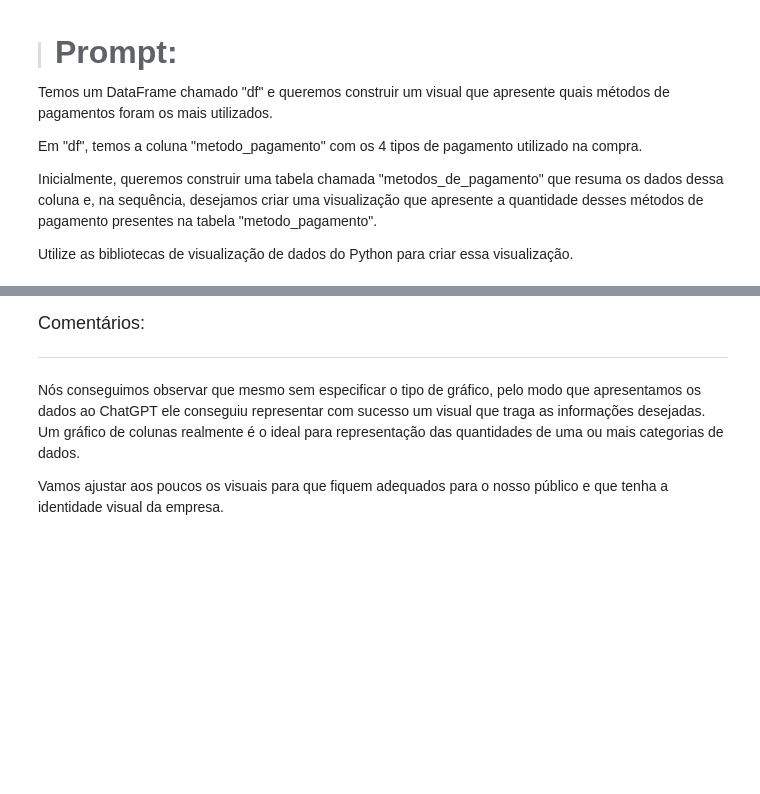
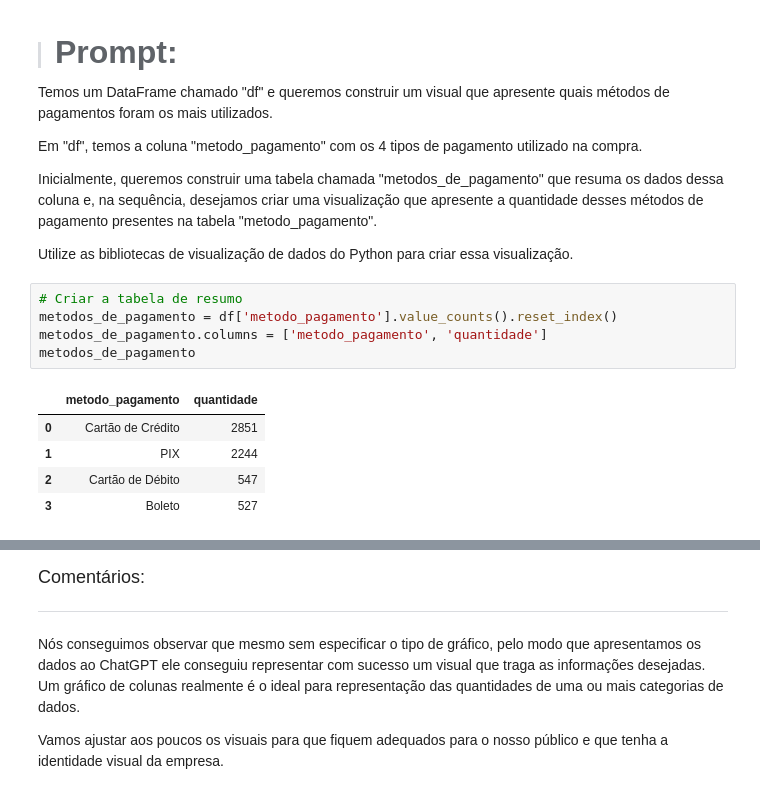
Before and after one commit to JCrpa/curso11_python_data_science_IA_dataviz, a Jupyter notebook: Projeto_Inicial_IA_aplicada_a_Data_Science.ipynb, the cells around one changed output, grey strips where cells are left out. Cells and saved outputs as stored; diff of their text form; blank space fills up the shorter version.

```diff
--- a/Projeto_Inicial_IA_aplicada_a_Data_Science.ipynb
+++ b/Projeto_Inicial_IA_aplicada_a_Data_Science.ipynb
@@ -592,3 +592,14 @@ Em "df", temos a coluna "metodo_pagamento" com os 4 tipos de pagamento utilizado
 Inicialmente, queremos construir uma tabela chamada "metodos_de_pagamento" que resuma os dados dessa coluna e, na sequência, desejamos criar uma visualização que apresente a quantidade desses métodos de pagamento presentes na tabela "metodo_pagamento".
 
 Utilize as bibliotecas de visualização de dados do Python para criar essa visualização.
+# %%
+# Criar a tabela de resumo
+metodos_de_pagamento = df['metodo_pagamento'].value_counts().reset_index()
+metodos_de_pagamento.columns = ['metodo_pagamento', 'quantidade']
+metodos_de_pagamento
+# %% [output]
+|  | metodo_pagamento | quantidade |
+| 0 | Cartão de Crédito | 2851 |
+| 1 | PIX | 2244 |
+| 2 | Cartão de Débito | 547 |
+| 3 | Boleto | 527 |
```
Also changed, not shown: parts of 2 cells of this notebook.
